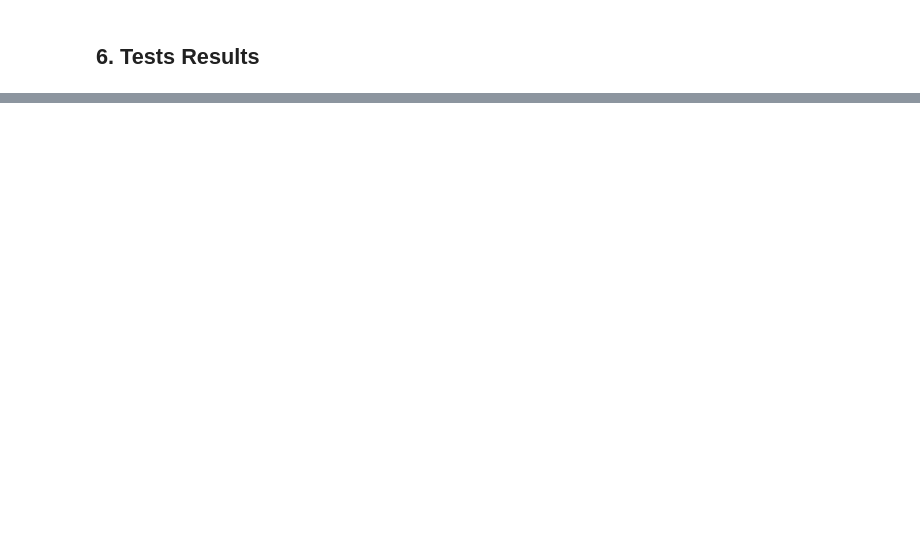
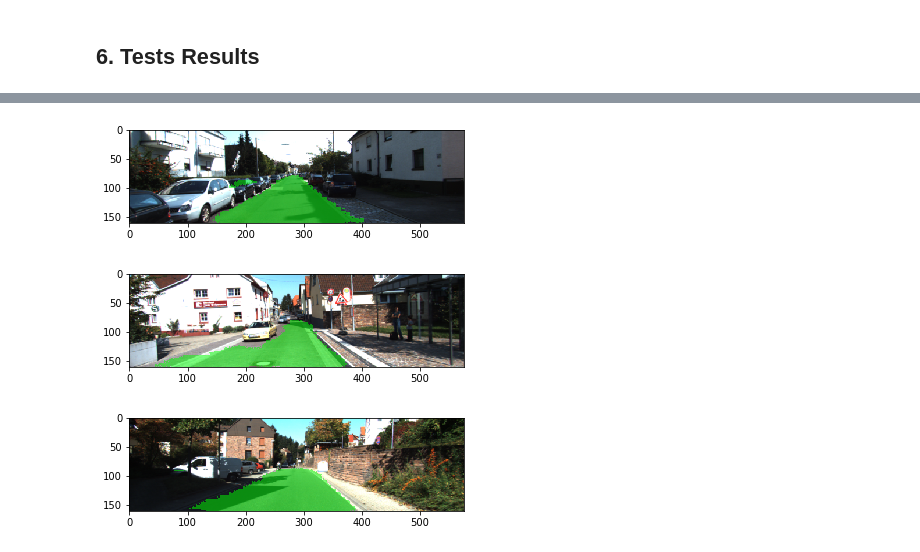
Before and after one commit to wanderly0501/Image-Segmentation-for-Road-Detection, a Jupyter notebook: Image Segmentation.ipynb, the cells around one changed output, grey strips where cells are left out. Cells and saved outputs as stored; diff of their text form; code cells hidden in the pictures; blank space fills up the shorter version.

```diff
--- a/Image Segmentation.ipynb
+++ b/Image Segmentation.ipynb
@@ -130,0 +140,16 @@ plt.show()
+# %%
+import matplotlib.pyplot as plt
+from PIL import Image
+image0=plt.imread('runs/second trial/uu_000023.png')
+image1=plt.imread('runs/second trial/uu_000049.png')
+image2=plt.imread('runs/second trial/uu_000090.png')
+plt.imshow(image0)
+plt.show()
+plt.imshow(image1)
+plt.show()
+plt.imshow(image2)
+plt.show()
+# %% [output]
+[figure, added]
+[figure, added]
+[figure, added]
```
Also changed, not shown: parts of 5 cells of this notebook, 4 other files.
